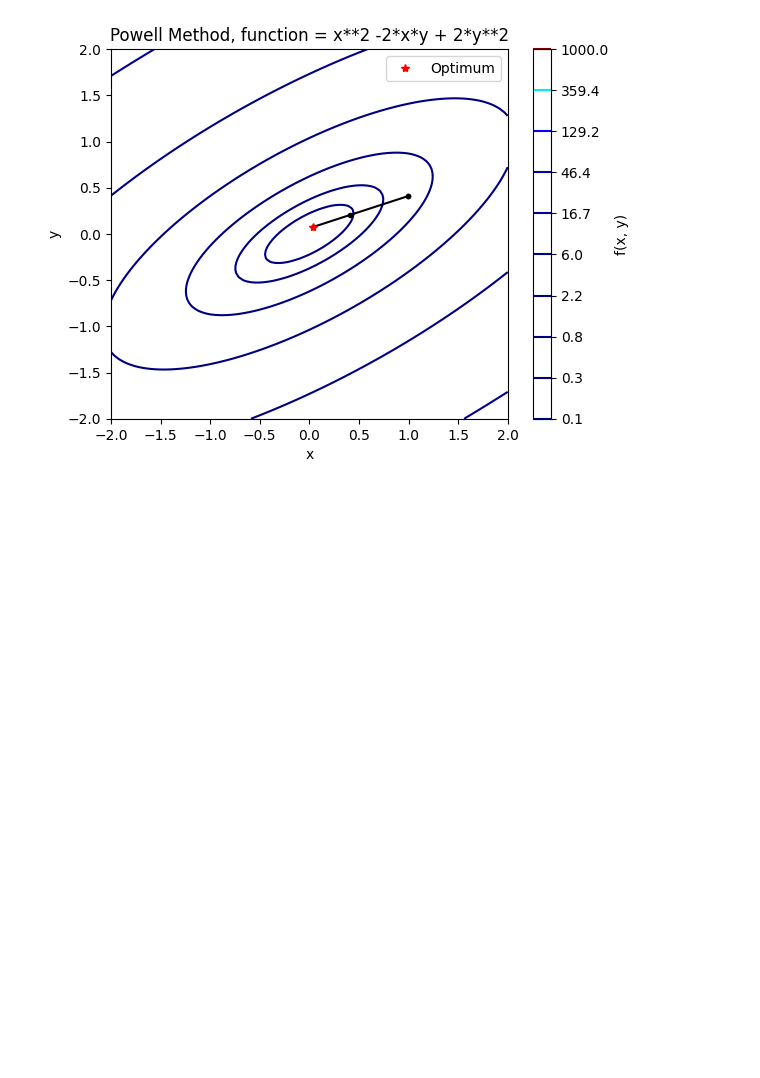
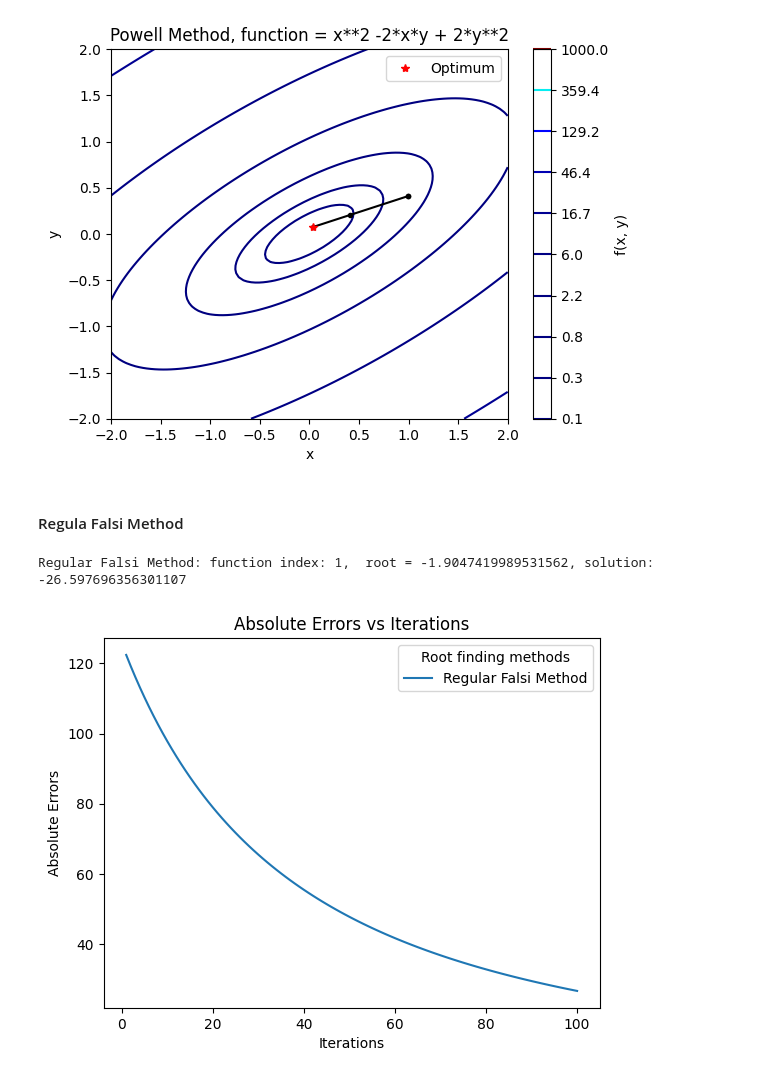
Before and after one commit to saeedahmadicp/numerical_optimization_of_ai, a Jupyter notebook: Test Notebook.ipynb, the cells around one changed output. Drawn from its saved outputs; the diff is of its cells as text; code cells hidden in the pictures; blank space fills up the shorter version.

Commit message:
add visualization of regular Falsi method

```diff
--- a/Test Notebook.ipynb
+++ b/Test Notebook.ipynb
@@ -540,3 +540,32 @@ x = [0.03420815 0.07373419]
 f(x) = 0.006999037780425331
 N = 6
 [figure]
+# %% [markdown]
+#### Regula Falsi Method
+# %%
+## finding the initial interval
+(a,b) = find_initial_intervals(g)
+
+## define the tolerance, maximum iteration, and index of the function
+tol = 1e-6
+N = 100
+index = 1
+
+## call the regula falsi method, RF = Regula Falsi
+RF_root, RF_E, _ = regularFalsiMethod(f=g, a=a, b=b, tol=tol, max_iter=N)
+
+
+# print the guessing roots
+print(f"Regular Falsi Method: function index: {index},  root = {RF_root}, solution: {g(RF_root)}")
+
+
+## build data dictionary for plotting
+data = {
+    "Regular Falsi Method": {"errors": RF_E, "color": "blue"},
+    }
+
+## plot the errors
+plotRootFindingMethods(index, data)
+# %% [output]
+Regular Falsi Method: function index: 1,  root = -1.9047419989531562, solution: -26.597696356301107
+[figure, added]
```
